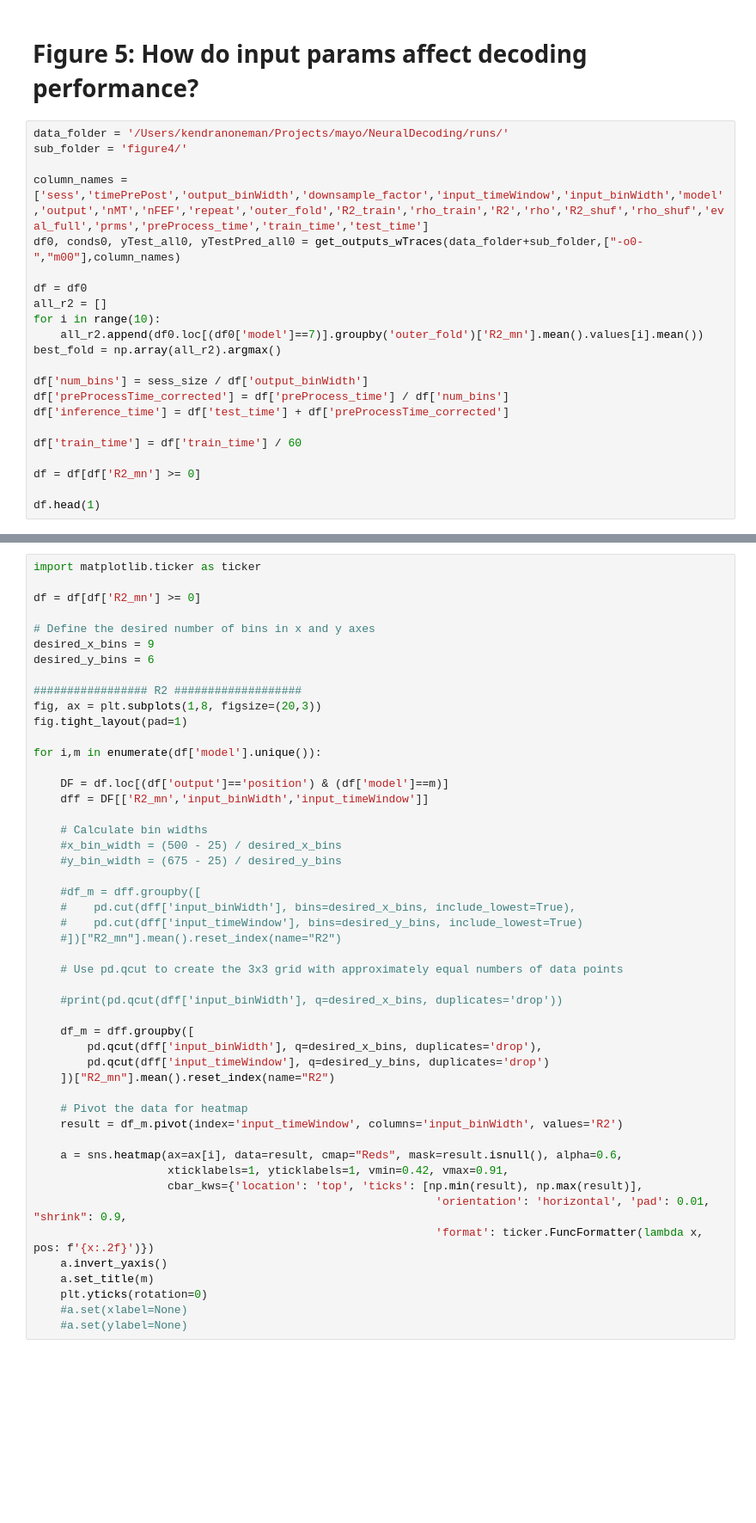
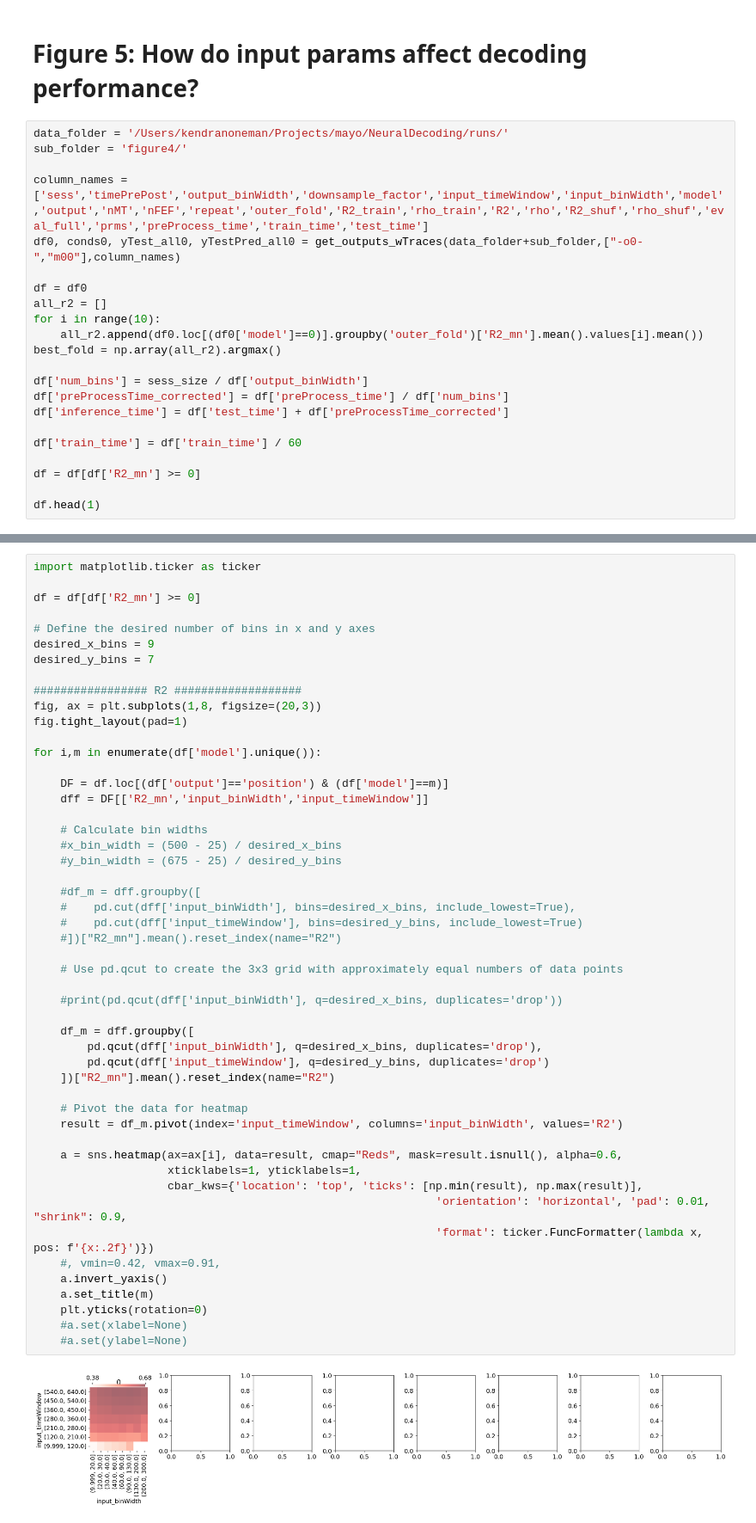
Before and after one commit to mayolabvision/NeuralDecoding, a Jupyter notebook: analyses/Manuscript_Plots.ipynb, the cells around one changed output, grey strips where cells are left out. Shown at 86% size. Saved outputs shown, nothing was run; the diff lists cells and outputs as text; blank space fills up the shorter version.

```diff
--- a/analyses/Manuscript_Plots.ipynb
+++ b/analyses/Manuscript_Plots.ipynb
@@ -970,7 +970,7 @@ df0, conds0, yTest_all0, yTestPred_all0 = get_outputs_wTraces(data_folder+sub_fo
 df = df0
 all_r2 = []
 for i in range(10):
-    all_r2.append(df0.loc[(df0['model']==7)].groupby('outer_fold')['R2_mn'].mean().values[i].mean())
+    all_r2.append(df0.loc[(df0['model']==0)].groupby('outer_fold')['R2_mn'].mean().values[i].mean())
 best_fold = np.array(all_r2).argmax()
 
 df['num_bins'] = sess_size / df['output_binWidth']
@@ -989,7 +993,7 @@ df = df[df['R2_mn'] >= 0]
 
 # Define the desired number of bins in x and y axes
 desired_x_bins = 9
-desired_y_bins = 6
+desired_y_bins = 7
 
 ################# R2 ###################
 fig, ax = plt.subplots(1,8, figsize=(20,3))
@@ -1003,34 +1007,37 @@ for i,m in enumerate(df['model'].unique()):
     # Calculate bin widths
     #x_bin_width = (500 - 25) / desired_x_bins
     #y_bin_width = (675 - 25) / desired_y_bins
 
     #df_m = dff.groupby([
     #    pd.cut(dff['input_binWidth'], bins=desired_x_bins, include_lowest=True),
     #    pd.cut(dff['input_timeWindow'], bins=desired_y_bins, include_lowest=True)
     #])["R2_mn"].mean().reset_index(name="R2")
 
     # Use pd.qcut to create the 3x3 grid with approximately equal numbers of data points
 
     #print(pd.qcut(dff['input_binWidth'], q=desired_x_bins, duplicates='drop'))
 
     df_m = dff.groupby([
         pd.qcut(dff['input_binWidth'], q=desired_x_bins, duplicates='drop'),
         pd.qcut(dff['input_timeWindow'], q=desired_y_bins, duplicates='drop')
     ])["R2_mn"].mean().reset_index(name="R2")
 
     # Pivot the data for heatmap
     result = df_m.pivot(index='input_timeWindow', columns='input_binWidth', values='R2')
 
     a = sns.heatmap(ax=ax[i], data=result, cmap="Reds", mask=result.isnull(), alpha=0.6,
-                    xticklabels=1, yticklabels=1, vmin=0.42, vmax=0.91,
+                    xticklabels=1, yticklabels=1,
                     cbar_kws={'location': 'top', 'ticks': [np.min(result), np.max(result)],
                                                             'orientation': 'horizontal', 'pad': 0.01, "shrink": 0.9,
                                                             'format': ticker.FuncFormatter(lambda x, pos: f'{x:.2f}')})
+    #, vmin=0.42, vmax=0.91,
     a.invert_yaxis()
     a.set_title(m)
     plt.yticks(rotation=0)
     #a.set(xlabel=None)
     #a.set(ylabel=None)
+# %% [output]
+[figure, added]
 # %%
 import matplotlib.ticker as ticker
 
```
Also changed, not shown: parts of 1 cell of this notebook.
